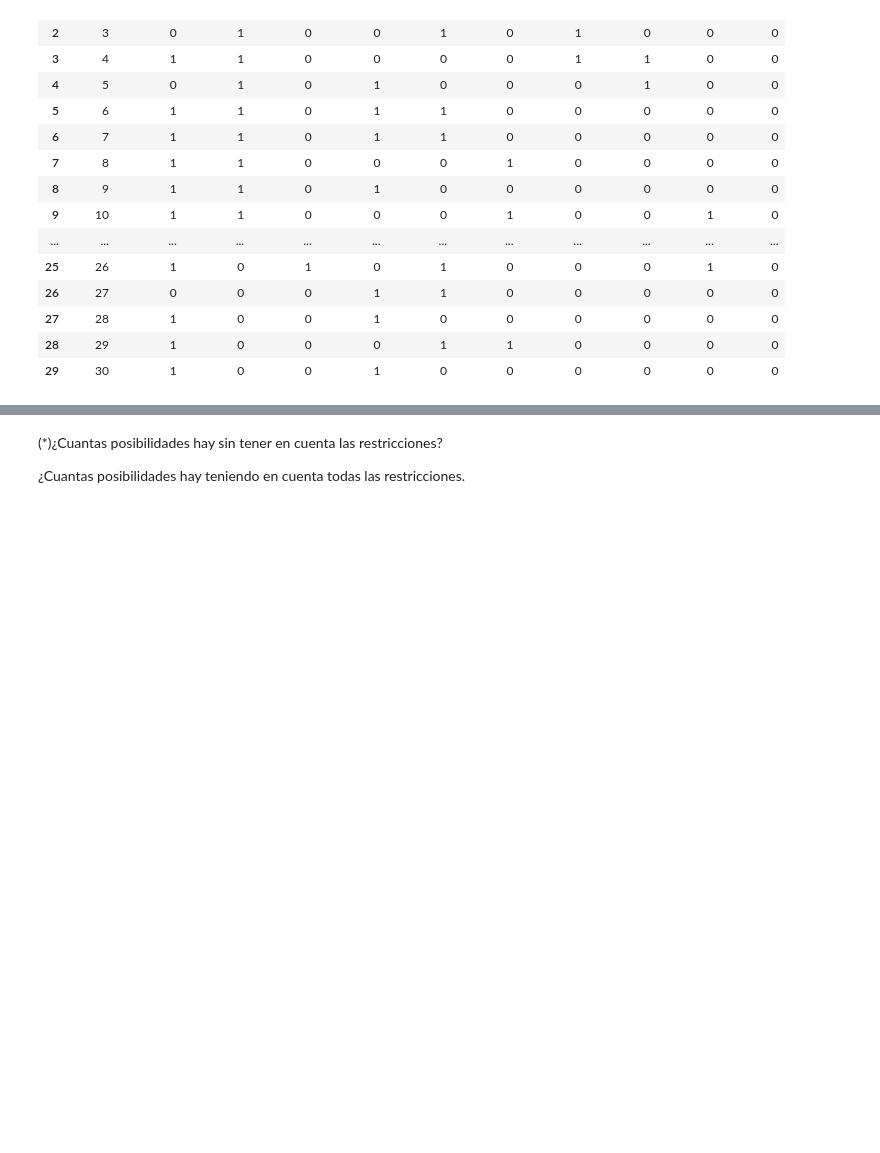
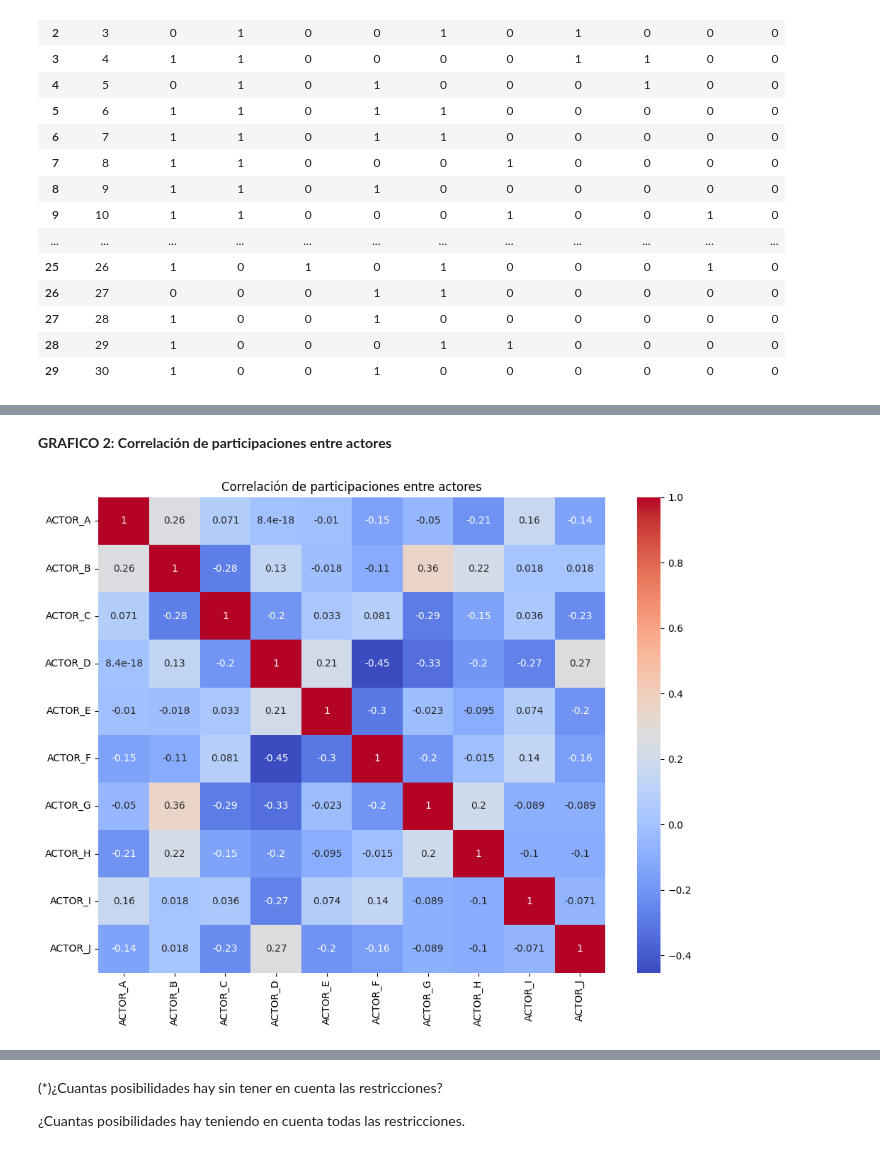
Before and after one commit to darkfrozen158/03MIAR_04_A_2025-2026, a Jupyter notebook: SEMINARIO/Proyecto_AlgoritmosOptimización_CRISTIAN_LEONARDO_CHAVEZ_TRELLES.ipynb, the cells around one changed output, grey strips where cells are left out. Drawn from its saved outputs; the diff is of its cells as text; code cells hidden in the pictures; blank space fills up the shorter version.

```diff
--- a/SEMINARIO/Proyecto_AlgoritmosOptimización_CRISTIAN_LEONARDO_CHAVEZ_TRELLES.ipynb
+++ b/SEMINARIO/Proyecto_AlgoritmosOptimización_CRISTIAN_LEONARDO_CHAVEZ_TRELLES.ipynb
@@ -100,0 +125,11 @@ df
+# %% [markdown]
+**GRAFICO 2: Correlación de participaciones entre actores**
+# %%
+plt.figure(figsize=(10,8))
+corr = df[actor_columns].corr()
+sns.heatmap(corr, annot=True, cmap="coolwarm")
+plt.title("Correlación de participaciones entre actores")
+plt.tight_layout()
+plt.show()
+# %% [output]
+[figure, added]
```
Also changed, not shown: parts of 16 cells of this notebook.
